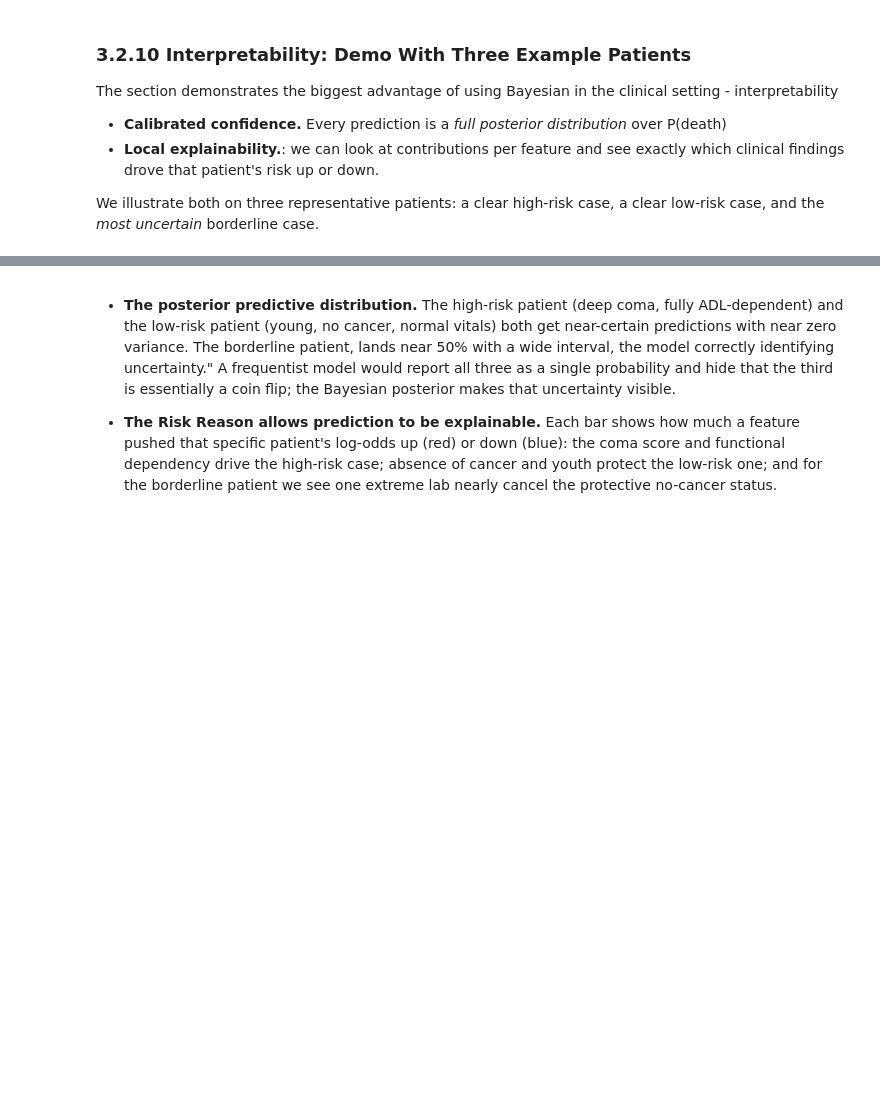
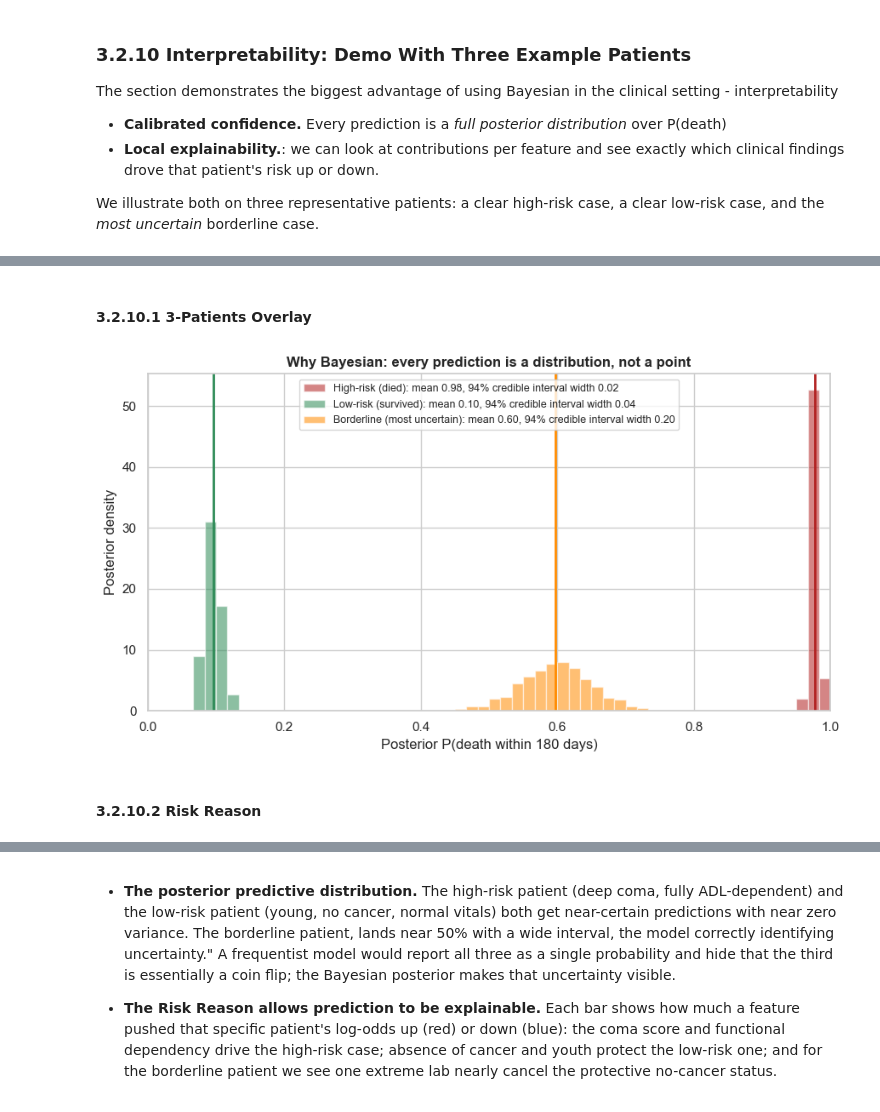
Before and after one commit to GoldenMouse/usd-aai-500-final, a Jupyter notebook: src/master.ipynb, the cells around one changed output, grey strips where cells are left out. Drawn from its saved outputs; the diff is of its cells as text; code cells hidden in the pictures; blank space fills up the shorter version.

```diff
--- a/src/master.ipynb
+++ b/src/master.ipynb
@@ -3707,46 +4749,42 @@ print(patient_df.to_string(index=False))
+# %% [markdown]
+#### 3.2.10.1 3-Patients Overlay
 # %%
-# Confidence: the full posterior predictive distribution of P(death) for each patient.
-fig, axes = plt.subplots(1, 3, figsize=(15, 4))
+# Confidence: the full posterior predictive distribution of P(death) for each patient,
+# overlaid on a single shared axis so the width contrast (confident vs. coin-flip) is direct.
 colors = {
     "High-risk (died)": "firebrick",
     "Low-risk (survived)": "seagreen",
     "Borderline (most uncertain)": "darkorange",
 }
-for ax, (label, col) in zip(axes, patients.items()):
-    samples = probs_test[:, col]
+
+fig, ax = plt.subplots(figsize=(9, 5))
+for label, col in patients.items():
     ax.hist(
-        samples,
-        bins=40,
+        probs_test[:, col],
+        bins=60,
+        range=(0, 1),
         color=colors[label],
         edgecolor="white",
         density=True,
-        alpha=0.85,
+        alpha=0.55,
+        label=f"{label}: mean {pred_mean[col]:.2f}, 94% credible interval width {ci_width[col]:.2f}",
     )
-    ax.axvline(pred_lower[col], color="black", linestyle="--", linewidth=1)
-    ax.axvline(
-        pred_upper[col],
-        color="black",
-        linestyle="--",
-        linewidth=1,
-        label=f"94% CI (width {ci_width[col]:.2f})",
-    )
-    ax.axvline(
-        pred_mean[col], color="black", linewidth=2, label=f"mean {pred_mean[col]:.2f}"
-    )
-    ax.set_title(
-        f"{label}\n(actual: {'died' if y_test_b[col] == 1 else 'survived'})",
-        fontsize=10,
-    )
-    ax.set_xlabel("Posterior P(death within 180d)")
-    ax.set_xlim(0, 1)
-    ax.legend(fontsize=8)
-fig.suptitle(
-    "Example Inference: Full Posterior Predictive Distribution per Patient",
+    ax.axvline(pred_mean[col], color=colors[label], linewidth=2)
+ax.set_xlim(0, 1)
+ax.set_xlabel("Posterior P(death within 180 days)")
+ax.set_ylabel("Posterior density")
+ax.set_title(
+    "Why Bayesian: every prediction is a distribution, not a point",
     fontsize=12,
     fontweight="bold",
 )
+ax.legend(fontsize=9, loc="upper center")
 plt.tight_layout()
 plt.show()
+# %% [output]
+[figure, added]
+# %% [markdown]
+#### 3.2.10.2 Risk Reason
 # %%
 # Explainability: per-prediction "reason codes" - decompose each logit into feature contributions.
 beta_mean = post_b_flat.mean(axis=0)
```
Also changed, not shown: parts of 98 cells of this notebook, 5 other files.
